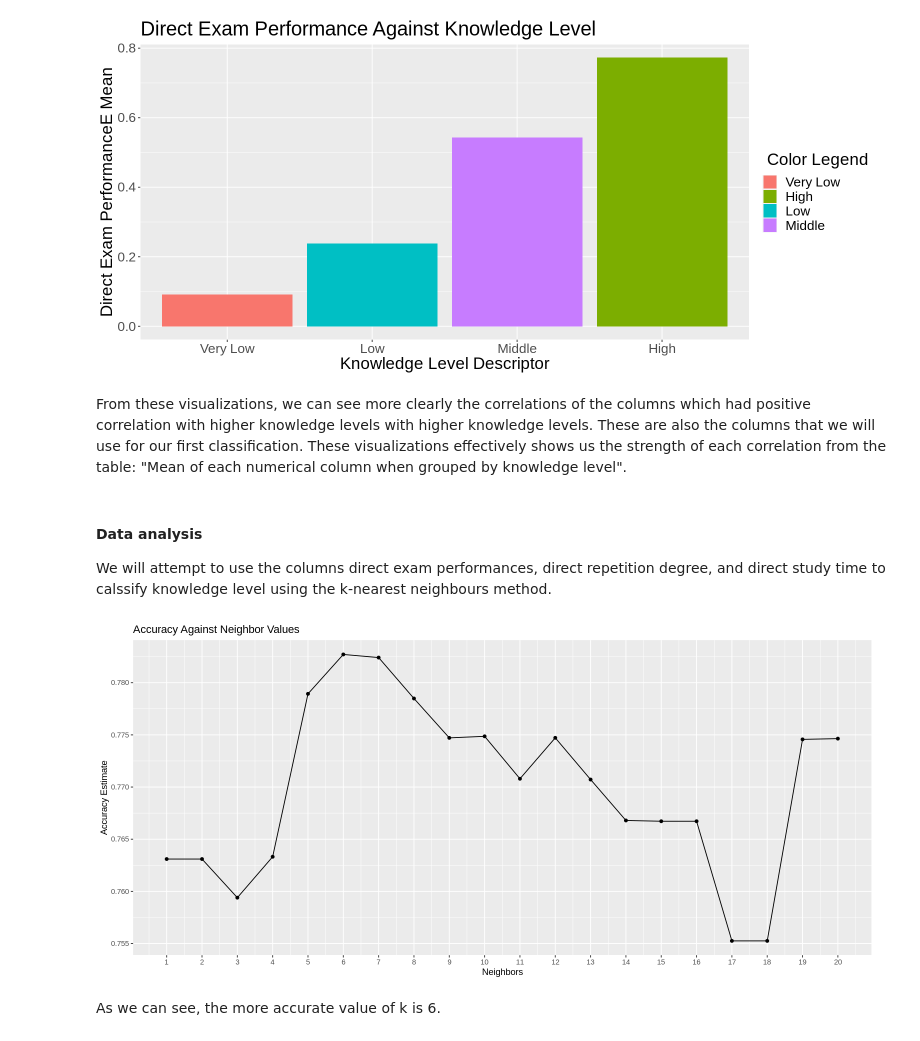
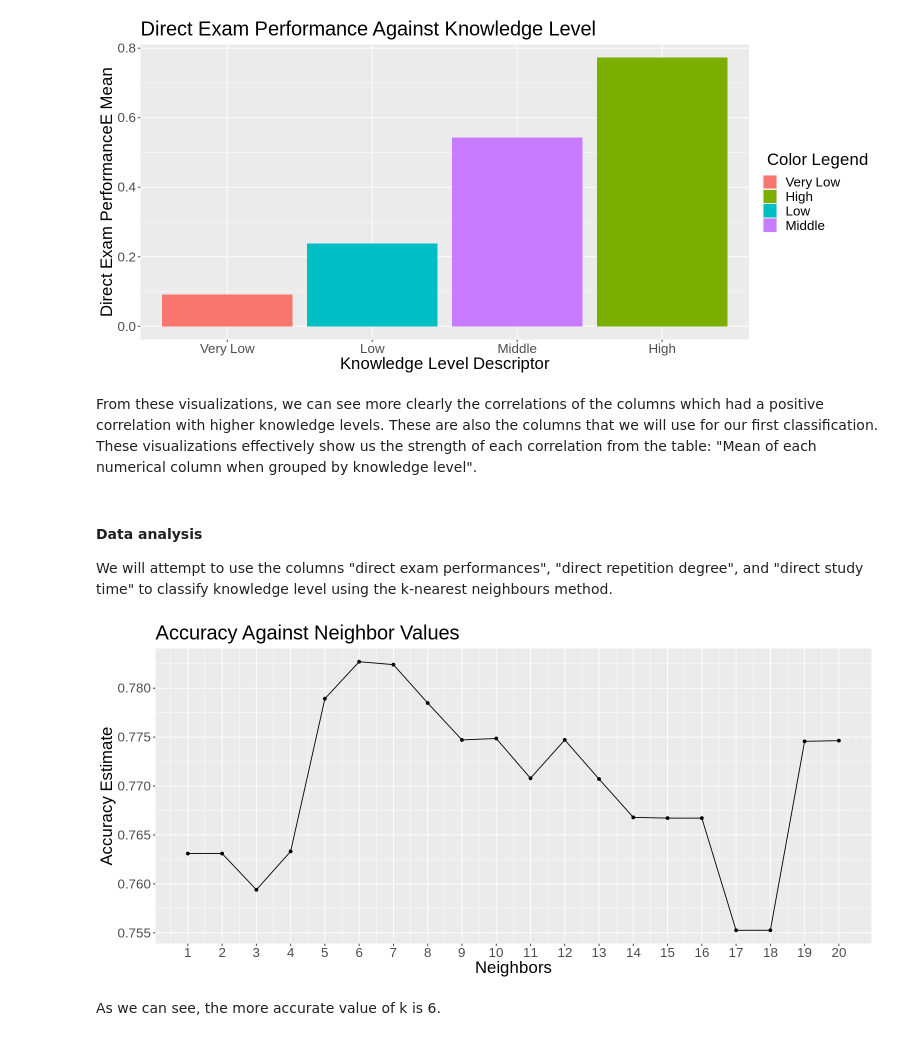
Before and after one commit to genhoang/dsci-100-group-151, a Jupyter notebook: final_report.ipynb, the cells around one changed output. Cells and saved outputs as stored; diff of their text form; code cells hidden in the pictures.

Commit message:
spelling, grammar and fixed font size

```diff
--- a/final_report.ipynb
+++ b/final_report.ipynb
@@ -268,10 +285,10 @@ distribution_of_exam_performance_plot
 [figure]
 [figure]
 # %% [markdown]
-From these visualizations, we can see more clearly the correlations of the columns which had positive correlation with higher knowledge levels with higher knowledge levels. These are also the columns that we will use for our first classification. These visualizations effectively shows us the strength of each correlation from the table: "Mean of each numerical column when grouped by knowledge level".
+From these visualizations, we can see more clearly the correlations of the columns which had a positive correlation with higher knowledge levels. These are also the columns that we will use for our first classification. These visualizations effectively show us the strength of each correlation from the table: "Mean of each numerical column when grouped by knowledge level".
 # %% [markdown]
 #### Data analysis
-We will attempt to use the columns direct exam performances, direct repetition degree, and direct study time to calssify knowledge level using the k-nearest neighbours method.
+We will attempt to use the columns "direct exam performances", "direct repetition degree", and "direct study time" to classify knowledge level using the k-nearest neighbours method.
 # %%
 # First, we need to find the best value of k for our k-nn classification analysis.
 # We set the seed to make our study reporductible, then create the recipe which
@@ -288,35 +305,36 @@ recipe_1 <- recipe(direct_knowledge_level ~ direct_study_time + direct_repetitio
 knn_tune_1 <- nearest_neighbor(weight_func = "rectangular", neighbors = tune()) %>%
   set_engine("kknn") %>%
   set_mode("classification")
 
 # To make our calculation for accuracy closer to its true value, we use vfold
 # to make split our data into 5 folds. We will also test our k values from 1 to 20.
 vfold_1 <- vfold_cv(training_data , v = 5, strata = direct_knowledge_level)
 
 k_values_1 <- tibble(neighbors = seq(from = 1, to = 20, by = 1))
 
 # The code below finds the accuracy with each k, and displays a visualization
 # to show the accuracies for each respective k value.
 knn_tune_results <- workflow() |>
        add_recipe(recipe_1) |>
        add_model(knn_tune_1) |>
        tune_grid(resamples = vfold_1, grid = k_values_1) |>
        collect_metrics() |>
        filter(.metric == "accuracy")
 
 accuracies <- knn_tune_results |>
        filter(.metric == "accuracy")
 
 accuracy_versus_k <- ggplot(accuracies, aes(x = neighbors, y = mean))+
        geom_point() +
        geom_line() +
        scale_x_continuous(breaks = seq(0, 20, by = 1)) +  # adjusting the x-axis
        labs(x = "Neighbors", y = "Accuracy Estimate") +
-       ggtitle("Accuracy Against Neighbor Values")
+       ggtitle("Accuracy Against Neighbor Values") +
+theme(text = element_text(size = 20))
 
 accuracy_versus_k
 # %% [output]
-[figure, old version]
+[figure, new version]
 # %% [markdown]
 As we can see, the more accurate value of k is 6.
 # %%
```
Also changed, not shown: parts of 16 cells of this notebook.
